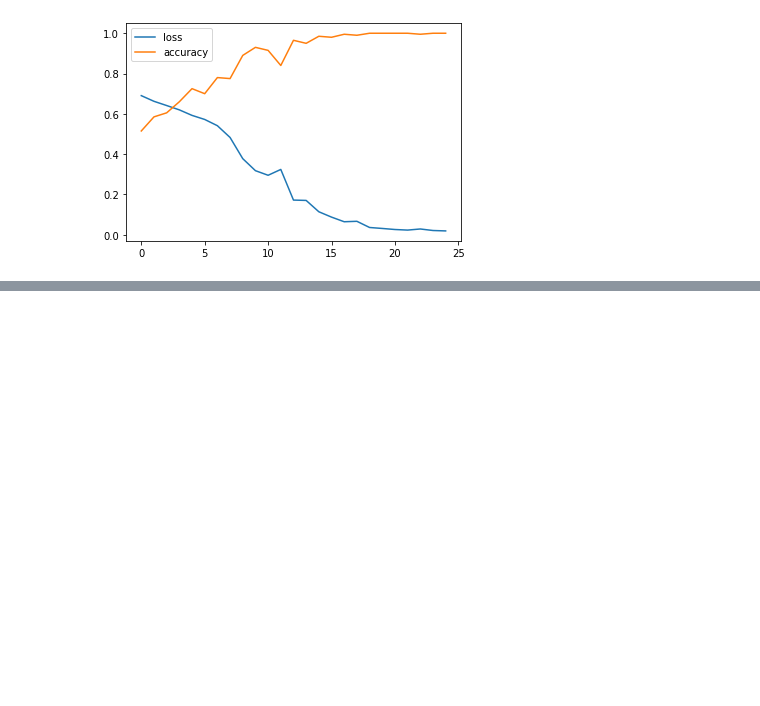
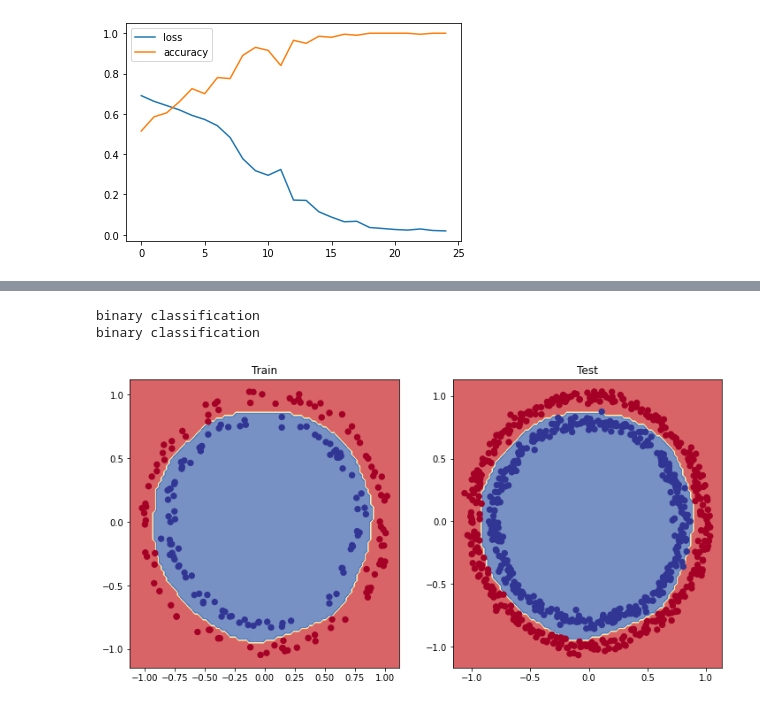
Before and after one commit to choton654/tenserflow-deep-learning, a Jupyter notebook: neural_network_classification_tenserflow.ipynb, the cells around one changed output, grey strips where cells are left out. Drawn from its saved outputs; the diff is of its cells as text; code cells hidden in the pictures; blank space fills up the shorter version.

```diff
--- a/neural_network_classification_tenserflow.ipynb
+++ b/neural_network_classification_tenserflow.ipynb
@@ -464,0 +517,17 @@ pd.DataFrame(history.history).plot()
+# %%
+tf.random.set_seed(42)
+
+# Create the model
+model_7 = tf.keras.Sequential([
+  tf.keras.layers.Dense(100, activation=tf.keras.activations.relu), # 1 hidden layer with linear activation
+  tf.keras.layers.Dense(100, activation=tf.keras.activations.relu), # 1 hidden layer with linear activation
+  tf.keras.layers.Dense(1, activation=tf.keras.activations.sigmoid) # output layer
+])
+
+# Compile the model
+model_7.compile(loss=tf.keras.losses.binary_crossentropy,
+                optimizer=tf.keras.optimizers.Adam(learning_rate=0.02),
+                metrics=["accuracy"])
+
+# Fit the model
+history = model_7.fit(x_train, y_train, epochs=20)
@@ -464,0 +562,13 @@ pd.DataFrame(history.history).plot()
+# %%
+plt.figure(figsize=(12,6))
+plt.subplot(1,2,2)
+plt.title('Test')
+plot_decision_boundary(model_7, x_test, y_test)
+plt.subplot(1,2,1)
+plt.title('Train')
+plot_decision_boundary(model_7, x_train, y_train)
+plt.show()
+# %% [output]
+binary classification
+binary classification
+[figure, added]
```
Also changed, not shown: parts of 11 cells of this notebook.
